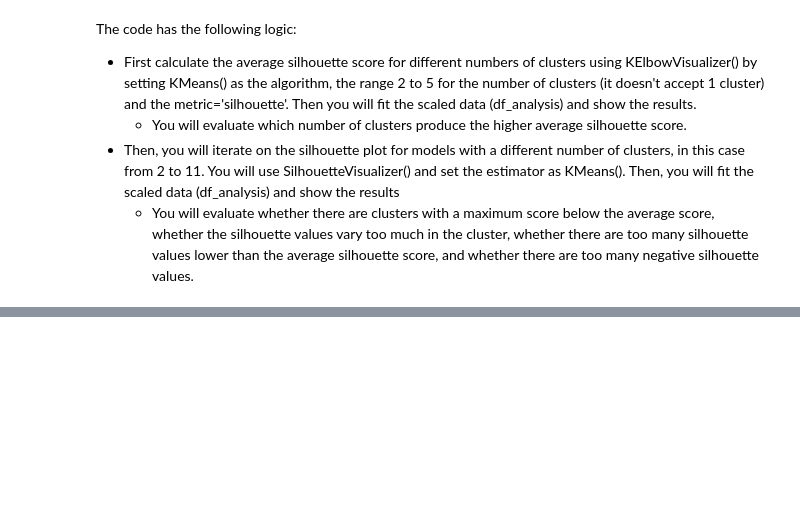
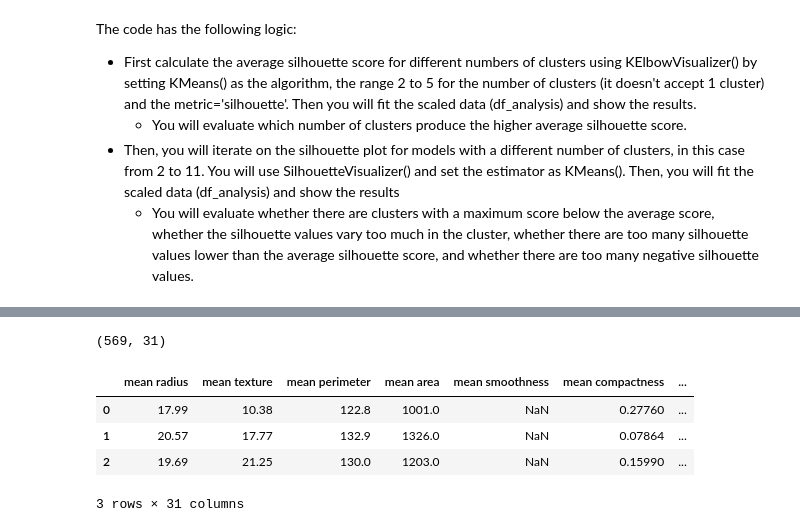
Before and after one commit to Mikeecee1/ML_practice, a Jupyter notebook: jupyter_notebooks/ML_cluster.ipynb, the cells around one changed output, grey strips where cells are left out. Saved outputs shown, nothing was run; the diff lists cells and outputs as text; code cells hidden in the pictures; blank space fills up the shorter version.

```diff
--- a/jupyter_notebooks/ML_cluster.ipynb
+++ b/jupyter_notebooks/ML_cluster.ipynb
@@ -381,0 +426,12 @@ IndentationError: expected an indented block after 'try' statement on line 2 (55
+# %%
+#add cluster predictions to the dataset
+X['Clusters'] = pipeline_cluster['model'].labels_
+print(X.shape)
+X.head(3)
+# %% [output]
+(569, 31)
+|  | mean radius | mean texture | mean perimeter | mean area | mean smoothness | mean compactness | ... |
+| 0 | 17.99 | 10.38 | 122.8 | 1001.0 | NaN | 0.27760 | ... |
+| 1 | 20.57 | 17.77 | 132.9 | 1326.0 | NaN | 0.07864 | ... |
+| 2 | 19.69 | 21.25 | 130.0 | 1203.0 | NaN | 0.15990 | ... |
+3 rows × 31 columns
```
Also changed, not shown: parts of 27 cells of this notebook, 1 other file.
